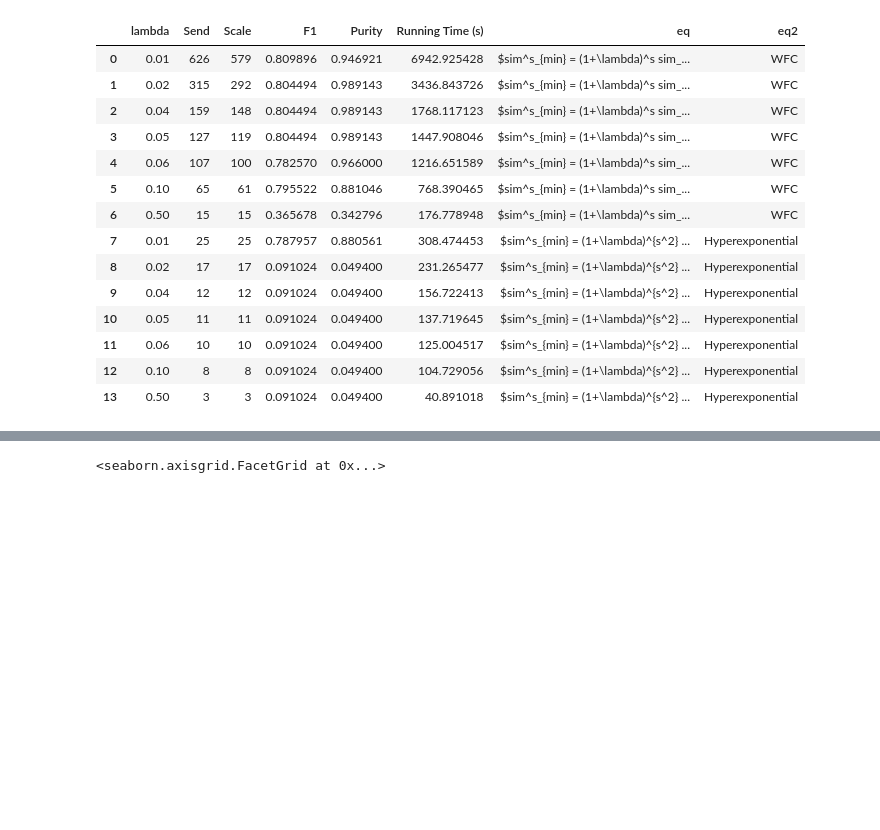
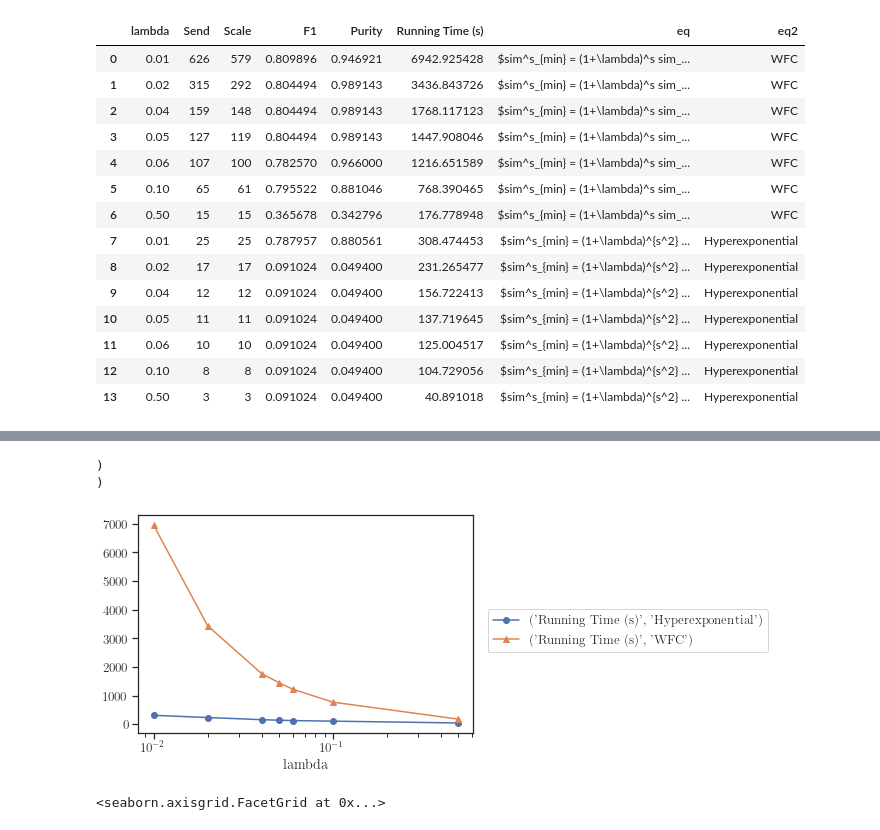
Before and after one commit to yhqjohn/wfc_plotting, a Jupyter notebook: plot.ipynb, the cells around one changed output, grey strips where cells are left out. Cells and saved outputs as stored; diff of their text form; code cells hidden in the pictures; blank space fills up the shorter version.

```diff
--- a/plot.ipynb
+++ b/plot.ipynb
@@ -66,18 +62,20 @@ plt.show()
 # %%
 def plot(df):
-    ax = df.plot(kind='line', logx=True)
+    ax = df['F1'].plot(kind='line', logx=True)
     for i, line in enumerate(ax.get_lines()):
         line.set_marker(markers[i])
 
         # adding legend
-        ax.legend(ax.get_lines(), df.columns, bbox_to_anchor=(1.1, 0.8))
+        ax.legend(ax.get_lines(), df['F1'].columns, bbox_to_anchor=(1.1, 0.8))
 
     axins = inset_axes(ax, width="30%", height="40%", loc='lower left',
                    bbox_to_anchor=(0.4, 0.17, 1, 1),
                    bbox_transform=ax.transAxes)
     df.plot(ax=axins, kind='line', logx=True, legend=False, xlabel='')
-    axins.get_xaxis().set_major_formatter(matplotlib.ticker.ScalarFormatter())
+#     axins.get_xaxis().set_major_formatter(matplotlib.ticker.ScalarFormatter())
+    axins.get_xaxis().set_major_formatter(matplotlib.ticker.FormatStrFormatter('%.2f'))
     axins.get_xaxis().set_minor_formatter(matplotlib.ticker.NullFormatter())
+    axins.get_xaxis().set_major_locator(matplotlib.ticker.MultipleLocator(0.01))
     for i, line in enumerate(axins.get_lines()):
         line.set_marker(markers[i])
     axins.set_xlim(0.009, 0.021)
@@ -89,3 +93,36 @@ def plot(df):
+# %%
+def plot2(df):
+    ax = df.plot(kind='line', logx=True)
+    for i, line in enumerate(ax.get_lines()):
+        line.set_marker(markers[i])
+
+        # adding legend
+        ax.legend(ax.get_lines(), df.columns, bbox_to_anchor=(1.9, 0.6))
+        print(ax.get_lines()[0]._label[-1])
+
+#     axins = inset_axes(ax, width="30%", height="40%", loc='lower left',
+#                    bbox_to_anchor=(0.4, 0.17, 1, 1),
+#                    bbox_transform=ax.transAxes)
+#     df.plot(ax=axins, kind='line', logx=True, legend=False, xlabel='')
+#     axins.get_xaxis().set_major_formatter(matplotlib.ticker.ScalarFormatter())
+#     axins.get_xaxis().set_minor_formatter(matplotlib.ticker.NullFormatter())
+#     for i, line in enumerate(axins.get_lines()):
+#         line.set_marker(markers[i])
+#     axins.set_xlim(0.009, 0.021)
+#     axins.set_ylim(0.75, 1.0)
+#     mark_inset(ax, axins, loc1=3, loc2=1, fc="none", ec='k', lw=1)
+#     axins.patch.set_alpha(0.5)
+#     plt.show()
+    return ax
+
+
+ax = plot2(df_time)
+plt.savefig("time.png", bbox_inches = 'tight', dpi=400)
+plt.show()
+# %% [output]
+)
+)
+[figure, added]
 # %%
 g = sns.FacetGrid(data=df, hue='eq2', hue_kws=d, margin_titles=False)
 g.map(plt.plot, 'lambda', 'F1')
```
Also changed, not shown: parts of 3 cells of this notebook, 3 other files.
